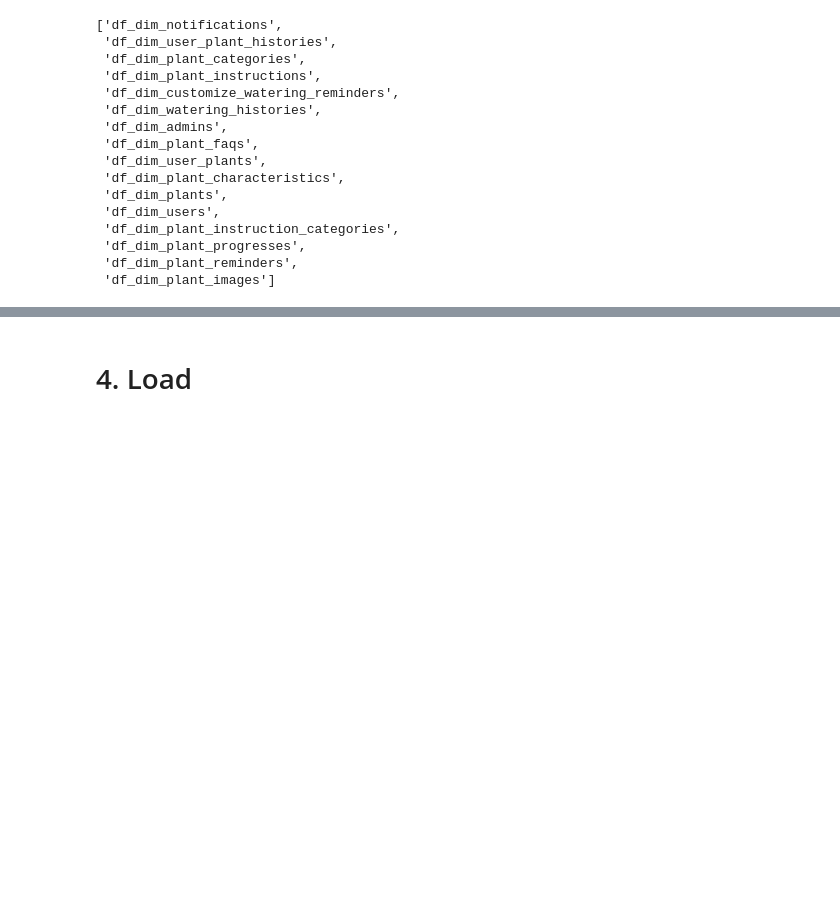
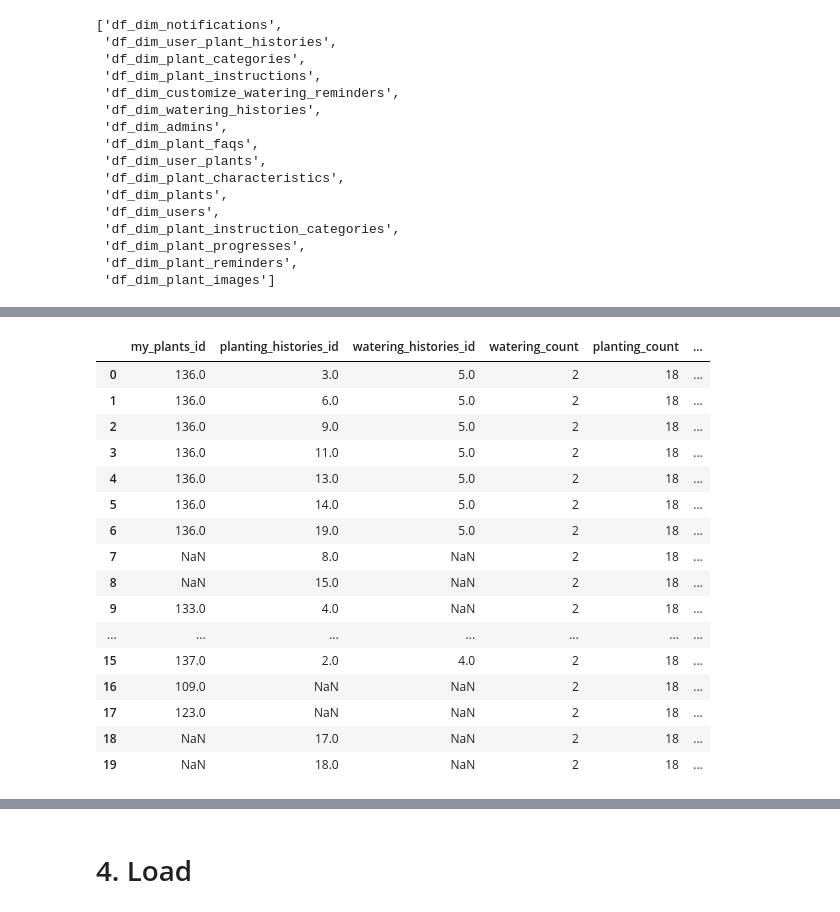
Before and after one commit to Plantopia-Alterra-Academy-Batch-6/de-capstone-km-alterra-batch-6, a Jupyter notebook: Main_Project/Pipeline_ETL.ipynb, the cells around one changed output, grey strips where cells are left out. Drawn from its saved outputs; the diff is of its cells as text; code cells hidden in the pictures; blank space fills up the shorter version.

```diff
--- a/Main_Project/Pipeline_ETL.ipynb
+++ b/Main_Project/Pipeline_ETL.ipynb
@@ -391,0 +593,8 @@ Jumlah baris duplikat: 0
+# %%
+# Melakukan merge dalam satu baris kode dengan suffixes untuk menghindari konflik kolom
+df_dim_watering_histories = df_watering_histories.merge(df_dim_users, on='user_id', how='left', suffixes=('', '_user')).merge(
+    df_dim_plants, on='plant_id', how='left', suffixes=('', '_plant'))
+
+df_dim_watering_histories = df_dim_watering_histories[['id', 'user_name', 'plant_name', 'created_at', 'updated_at']]
+df_dim_watering_histories.rename(columns={'id': 'watering_histories_id'}, inplace=True)
+df_dim_watering_histories
@@ -391,0 +641,12 @@ Jumlah baris duplikat: 0
+# %%
+# Menggabungkan keseluruhan id dataframe kedalam Fact User Activites
+df_fact_user_activities = pd.merge(df_dim_my_plants, df_dim_user_plant_histories,
+                                   on=["user_name", "plant_name"], how='outer',
+                                   suffixes=('_my_plants', '_planting'))
+
+df_fact_user_activities = pd.merge(df_fact_user_activities, df_dim_watering_histories,
+                                   on=["user_name", "plant_name"], how='outer',
+                                   suffixes=('_fact', '_watering'))
+
+df_fact_user_activities = df_fact_user_activities[['my_plants_id', 'planting_histories_id', 'watering_histories_id']]
+df_fact_user_activities
@@ -391,0 +671,23 @@ Jumlah baris duplikat: 0
+# %%
+df_fact_user_activities['watering_count'] = df_fact_user_activities['watering_histories_id'].nunique()
+df_fact_user_activities['planting_count'] = df_fact_user_activities['planting_histories_id'].nunique()
+df_fact_user_activities['user_plant_count'] = df_fact_user_activities['my_plants_id'].nunique()
+df_fact_user_activities
+# %% [output]
+|  | my_plants_id | planting_histories_id | watering_histories_id | watering_count | planting_count | ... |
+| 0 | 136.0 | 3.0 | 5.0 | 2 | 18 | ... |
+| 1 | 136.0 | 6.0 | 5.0 | 2 | 18 | ... |
+| 2 | 136.0 | 9.0 | 5.0 | 2 | 18 | ... |
+| 3 | 136.0 | 11.0 | 5.0 | 2 | 18 | ... |
+| 4 | 136.0 | 13.0 | 5.0 | 2 | 18 | ... |
+| 5 | 136.0 | 14.0 | 5.0 | 2 | 18 | ... |
+| 6 | 136.0 | 19.0 | 5.0 | 2 | 18 | ... |
+| 7 | NaN | 8.0 | NaN | 2 | 18 | ... |
+| 8 | NaN | 15.0 | NaN | 2 | 18 | ... |
+| 9 | 133.0 | 4.0 | NaN | 2 | 18 | ... |
+| ... | ... | ... | ... | ... | ... | ... |
+| 15 | 137.0 | 2.0 | 4.0 | 2 | 18 | ... |
+| 16 | 109.0 | NaN | NaN | 2 | 18 | ... |
+| 17 | 123.0 | NaN | NaN | 2 | 18 | ... |
+| 18 | NaN | 17.0 | NaN | 2 | 18 | ... |
+| 19 | NaN | 18.0 | NaN | 2 | 18 | ... |
```
Also changed, not shown: parts of 93 cells of this notebook, 28 other files.
